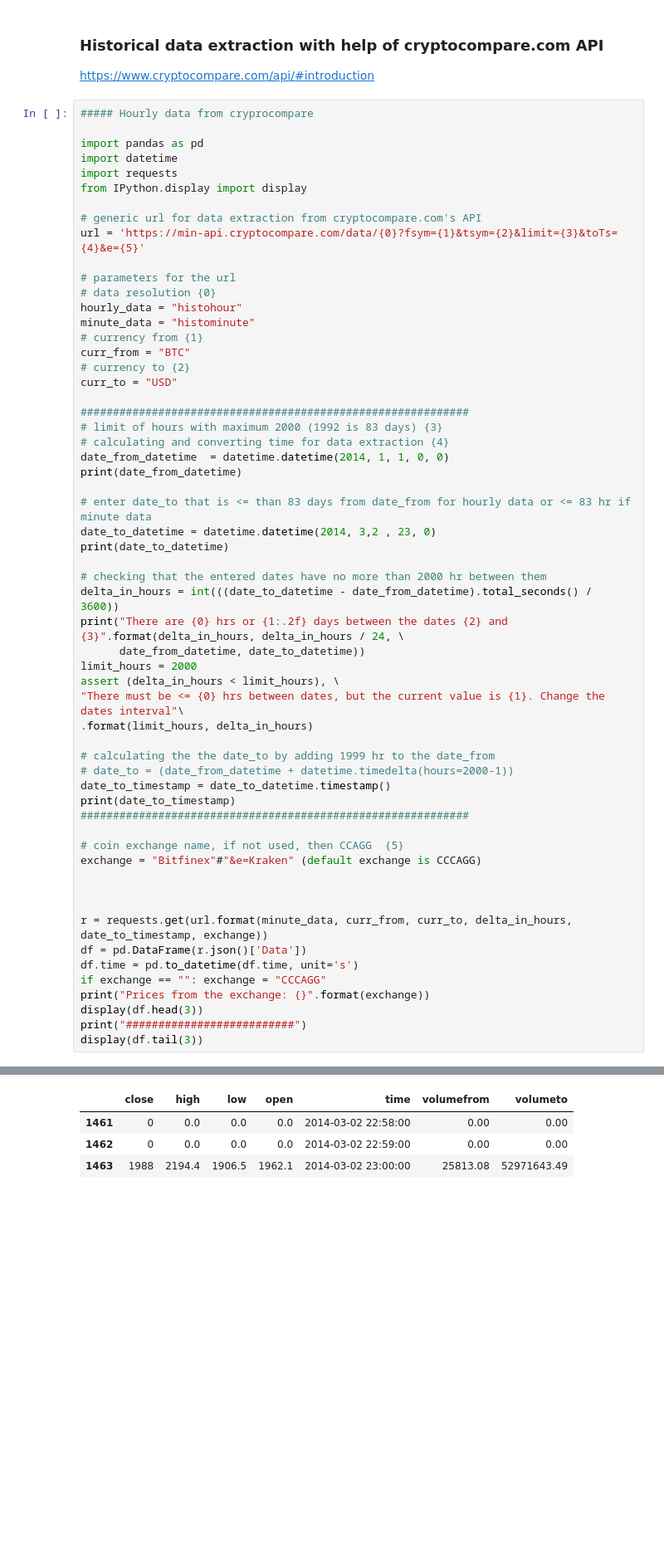
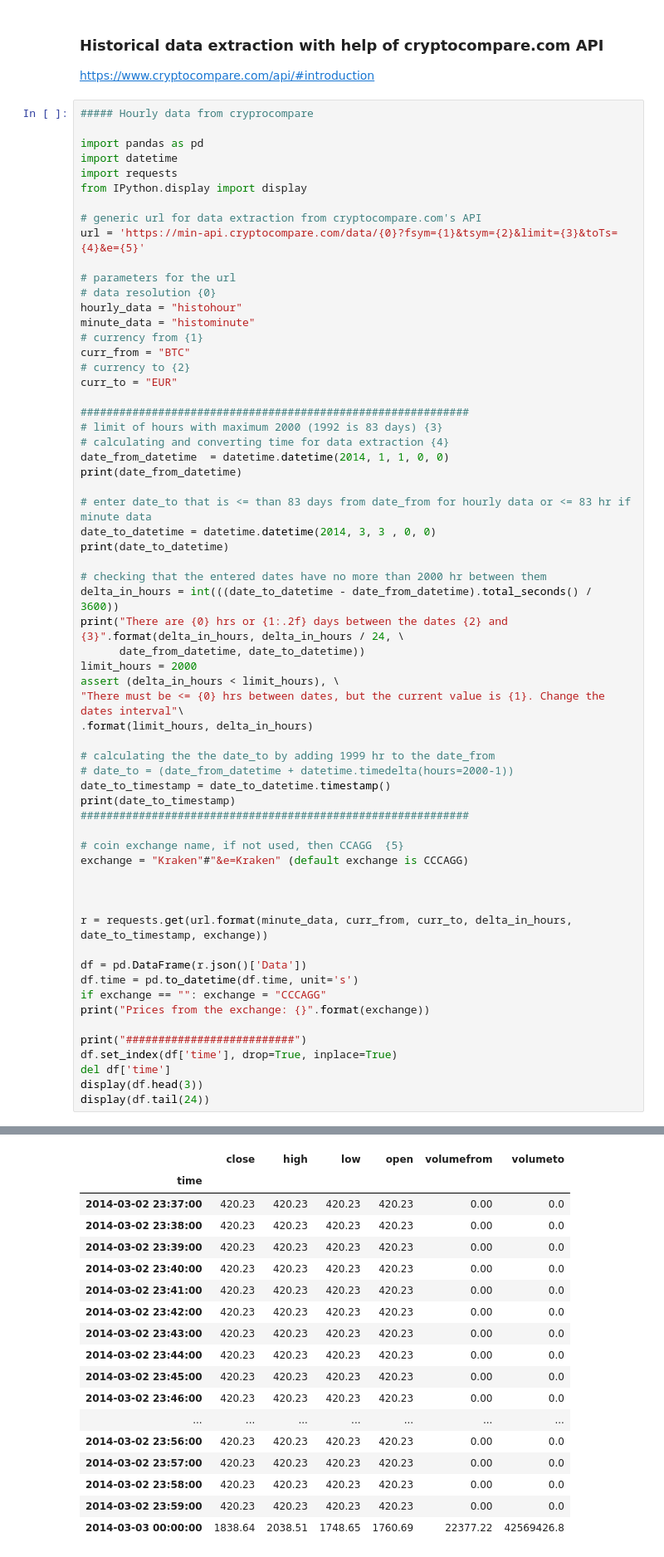
Before and after one commit to kuatroka/algo_dev, a Jupyter notebook: cryptocoin+extraction+script.ipynb, the cells around one changed output, grey strips where cells are left out. Shown at 83% size. Cells and saved outputs as stored; diff of their text form; blank space fills up the shorter version.

```diff
--- a/cryptocoin+extraction+script.ipynb
+++ b/cryptocoin+extraction+script.ipynb
@@ -116,7 +116,7 @@ minute_data = "histominute"
 # currency from {1}
 curr_from = "BTC"
 # currency to {2}
-curr_to = "USD"
+curr_to = "EUR"
 
 ############################################################
 # limit of hours with maximum 2000 (1992 is 83 days) {3}
@@ -125,7 +125,7 @@ date_from_datetime  = datetime.datetime(2014, 1, 1, 0, 0)
 print(date_from_datetime)
 
 # enter date_to that is <= than 83 days from date_from for hourly data or <= 83 hr if minute data
-date_to_datetime = datetime.datetime(2014, 3,2 , 23, 0)
+date_to_datetime = datetime.datetime(2014, 3, 3 , 0, 0)
 print(date_to_datetime)
 
 # checking that the entered dates have no more than 2000 hr between them
@@ -144,17 +144,21 @@ print(date_to_timestamp)
 ############################################################
 
 # coin exchange name, if not used, then CCAGG  {5}
-exchange = "Bitfinex"#"&e=Kraken" (default exchange is CCCAGG)
+exchange = "Kraken"#"&e=Kraken" (default exchange is CCCAGG)
 
 
 
 r = requests.get(url.format(minute_data, curr_from, curr_to, delta_in_hours, date_to_timestamp, exchange))
+
 df = pd.DataFrame(r.json()['Data'])
 df.time = pd.to_datetime(df.time, unit='s')
 if exchange == "": exchange = "CCCAGG"
 print("Prices from the exchange: {}".format(exchange))
+
+print("##########################")
+df.set_index(df['time'], drop=True, inplace=True)
+del df['time']
 display(df.head(3))
-print("##########################")
-display(df.tail(3))
+display(df.tail(24))
 # %% [output]
 2014-01-01 00:00:00
@@ -170,4 +175,18 @@ Prices from the exchange: Bitfinex
-|  | close | high | low | open | time | volumefrom | volumeto |
-| 1461 | 0 | 0.0 | 0.0 | 0.0 | 2014-03-02 22:58:00 | 0.00 | 0.00 |
-| 1462 | 0 | 0.0 | 0.0 | 0.0 | 2014-03-02 22:59:00 | 0.00 | 0.00 |
-| 1463 | 1988 | 2194.4 | 1906.5 | 1962.1 | 2014-03-02 23:00:00 | 25813.08 | 52971643.49 |
+|  | close | high | low | open | volumefrom | volumeto |
+| time |  |  |  |  |  |  |
+| 2014-03-02 23:37:00 | 420.23 | 420.23 | 420.23 | 420.23 | 0.00 | 0.0 |
+| 2014-03-02 23:38:00 | 420.23 | 420.23 | 420.23 | 420.23 | 0.00 | 0.0 |
+| 2014-03-02 23:39:00 | 420.23 | 420.23 | 420.23 | 420.23 | 0.00 | 0.0 |
+| 2014-03-02 23:40:00 | 420.23 | 420.23 | 420.23 | 420.23 | 0.00 | 0.0 |
+| 2014-03-02 23:41:00 | 420.23 | 420.23 | 420.23 | 420.23 | 0.00 | 0.0 |
+| 2014-03-02 23:42:00 | 420.23 | 420.23 | 420.23 | 420.23 | 0.00 | 0.0 |
+| 2014-03-02 23:43:00 | 420.23 | 420.23 | 420.23 | 420.23 | 0.00 | 0.0 |
+| 2014-03-02 23:44:00 | 420.23 | 420.23 | 420.23 | 420.23 | 0.00 | 0.0 |
+| 2014-03-02 23:45:00 | 420.23 | 420.23 | 420.23 | 420.23 | 0.00 | 0.0 |
+| 2014-03-02 23:46:00 | 420.23 | 420.23 | 420.23 | 420.23 | 0.00 | 0.0 |
+| ... | ... | ... | ... | ... | ... | ... |
+| 2014-03-02 23:56:00 | 420.23 | 420.23 | 420.23 | 420.23 | 0.00 | 0.0 |
+| 2014-03-02 23:57:00 | 420.23 | 420.23 | 420.23 | 420.23 | 0.00 | 0.0 |
+| 2014-03-02 23:58:00 | 420.23 | 420.23 | 420.23 | 420.23 | 0.00 | 0.0 |
+| 2014-03-02 23:59:00 | 420.23 | 420.23 | 420.23 | 420.23 | 0.00 | 0.0 |
+| 2014-03-03 00:00:00 | 1838.64 | 2038.51 | 1748.65 | 1760.69 | 22377.22 | 42569426.8 |
```
Also changed, not shown: parts of 1 cell of this notebook.
